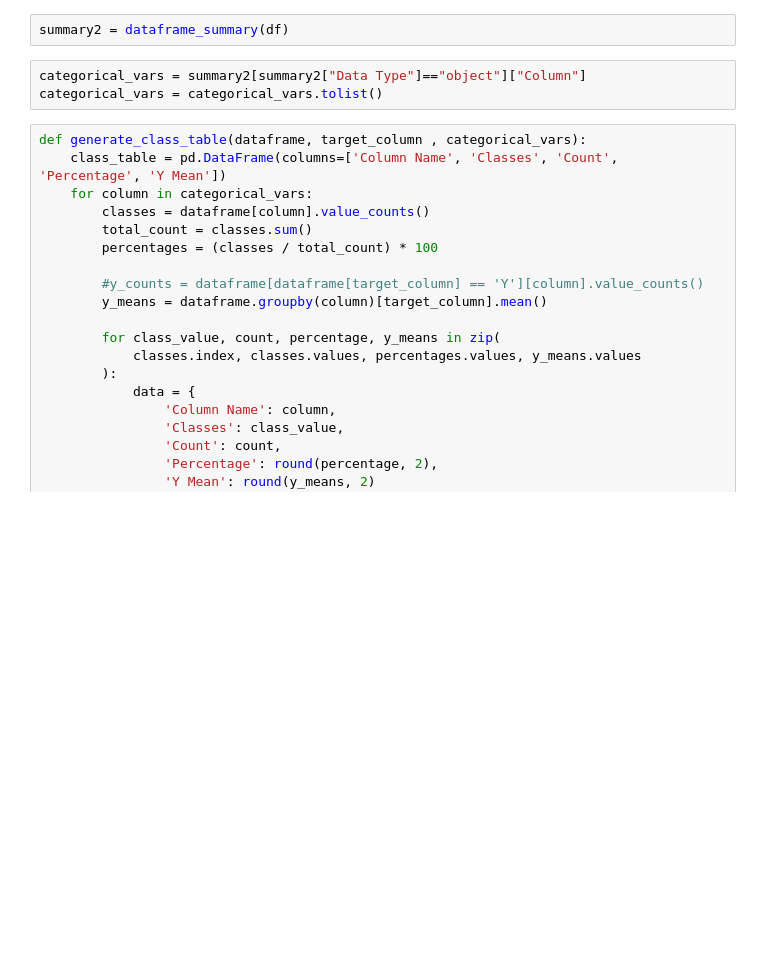
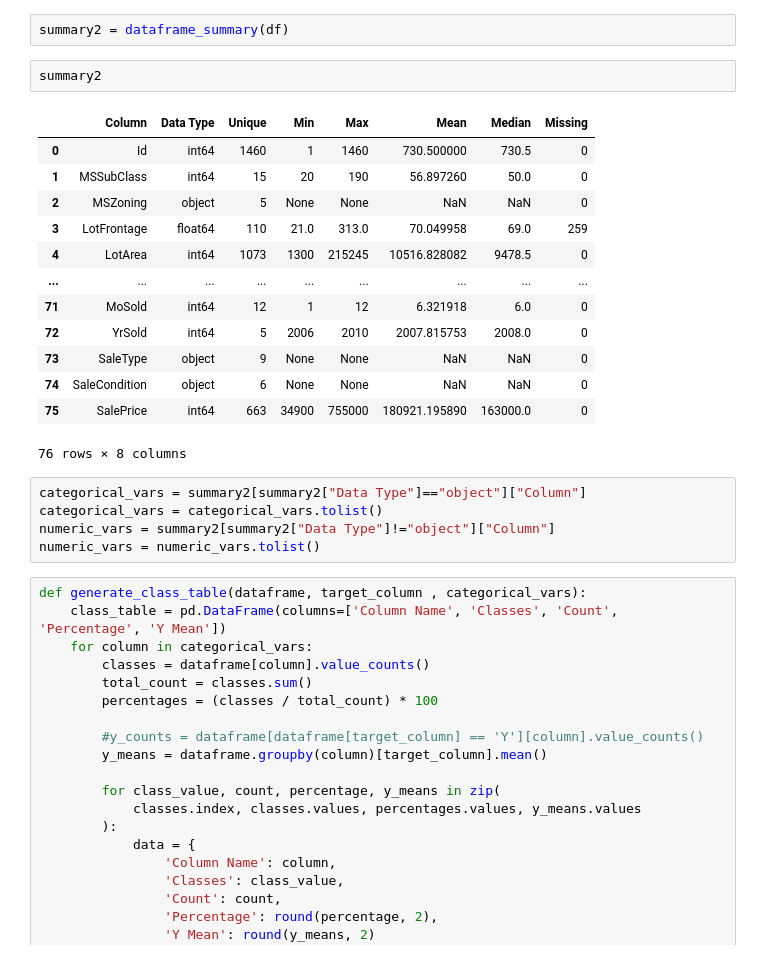
Before and after one commit to sumitmg/house-prices-advanced-regression-techniques, a Jupyter notebook: model_code.ipynb, the cells around one changed output. Drawn from its saved outputs; the diff is of its cells as text; blank space fills up the shorter version.

```diff
--- a/model_code.ipynb
+++ b/model_code.ipynb
@@ -153,9 +153,27 @@ plt.show(plt.hist(df_raw_data['SalePrice'], bins =20, edgecolor='white'))
 [figure]
 # %%
 summary2 = dataframe_summary(df)
+# %%
+summary2
+# %% [output]
+|  | Column | Data Type | Unique | Min | Max | Mean | Median | Missing |
+| 0 | Id | int64 | 1460 | 1 | 1460 | 730.500000 | 730.5 | 0 |
+| 1 | MSSubClass | int64 | 15 | 20 | 190 | 56.897260 | 50.0 | 0 |
+| 2 | MSZoning | object | 5 | None | None | NaN | NaN | 0 |
+| 3 | LotFrontage | float64 | 110 | 21.0 | 313.0 | 70.049958 | 69.0 | 259 |
+| 4 | LotArea | int64 | 1073 | 1300 | 215245 | 10516.828082 | 9478.5 | 0 |
+| ... | ... | ... | ... | ... | ... | ... | ... | ... |
+| 71 | MoSold | int64 | 12 | 1 | 12 | 6.321918 | 6.0 | 0 |
+| 72 | YrSold | int64 | 5 | 2006 | 2010 | 2007.815753 | 2008.0 | 0 |
+| 73 | SaleType | object | 9 | None | None | NaN | NaN | 0 |
+| 74 | SaleCondition | object | 6 | None | None | NaN | NaN | 0 |
+| 75 | SalePrice | int64 | 663 | 34900 | 755000 | 180921.195890 | 163000.0 | 0 |
+76 rows × 8 columns
 # %%
 categorical_vars = summary2[summary2["Data Type"]=="object"]["Column"]
 categorical_vars = categorical_vars.tolist()
+numeric_vars = summary2[summary2["Data Type"]!="object"]["Column"]
+numeric_vars = numeric_vars.tolist()
 # %%
 def generate_class_table(dataframe, target_column , categorical_vars):
     class_table = pd.DataFrame(columns=['Column Name', 'Classes', 'Count', 'Percentage', 'Y Mean'])
```
Also changed, not shown: parts of 10 cells of this notebook.
